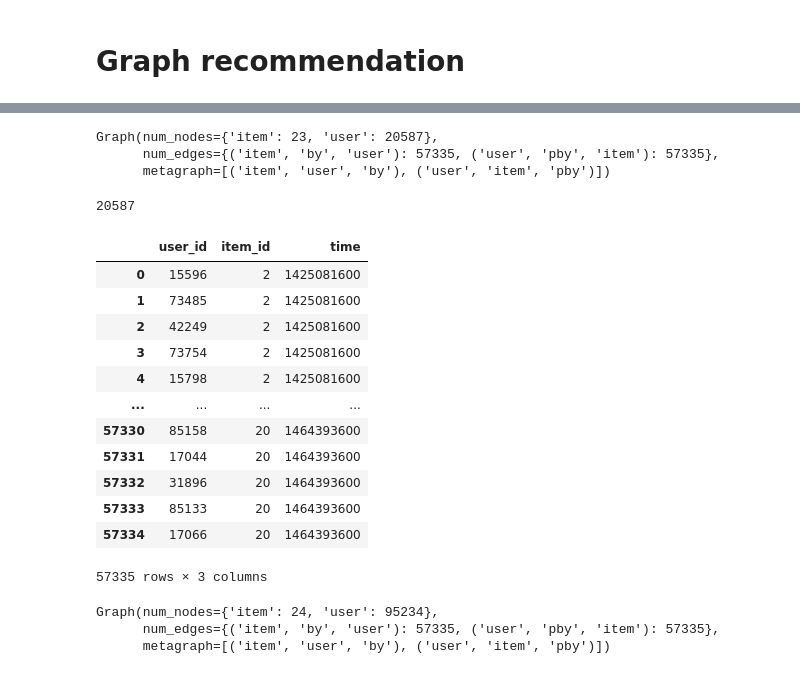
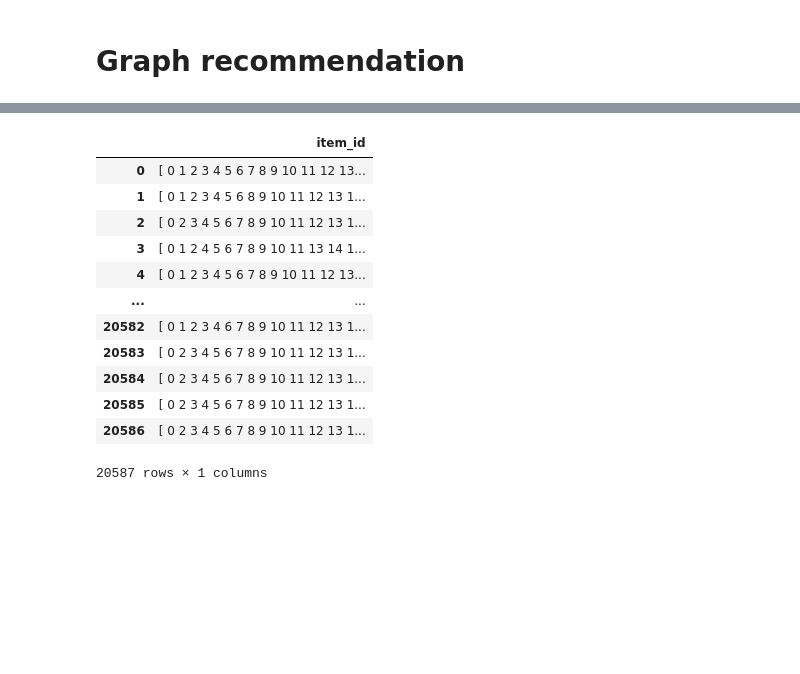
Before and after one commit to getindata/quickstart-ml-blueprints, a Jupyter notebook: notebooks/graph_recommendation.ipynb, the cells around one changed output, grey strips where cells are left out. Cells and saved outputs as stored; diff of their text form; code cells hidden in the pictures; blank space fills up the shorter version.

Commit message:
refactored and integrated dgsr modelling

```diff
--- a/notebooks/graph_recommendation.ipynb
+++ b/notebooks/graph_recommendation.ipynb
@@ -71,6 +86,8 @@ transactions_graph_path = f"{dataset}.transactions_graph"
 transactions_mapped_path = f"{dataset}_transactions_mapped"
 users_mapping_path = f"{dataset}_users_mapping"
 items_mapping_path = f"{dataset}_items_mapping"
+neg_transactions_path = f"{dataset}_dgsr_negative_transactions_samples"
 # %%
 transactions_mapped = _concat_chunks(context.catalog.load(transactions_mapped_path))
+neg_transactions = _concat_chunks(context.catalog.load(neg_transactions_path))
 # %% [output]
@@ -154,32 +108,0 @@ graph.edges['pby'].data['time'] = torch.LongTensor(time)
-# %%
-graph
-# %% [output]
-Graph(num_nodes={'item': 23, 'user': 20587},
-      num_edges={('item', 'by', 'user'): 57335, ('user', 'pby', 'item'): 57335},
-      metagraph=[('item', 'user', 'by'), ('user', 'item', 'pby')])
-# %%
-len(np.unique(torch.tensor(user)))
-# %% [output]
-20587
-# %%
-transactions_mapped
-# %% [output]
-|  | user_id | item_id | time |
-| 0 | 15596 | 2 | 1425081600 |
-| 1 | 73485 | 2 | 1425081600 |
-| 2 | 42249 | 2 | 1425081600 |
-| 3 | 73754 | 2 | 1425081600 |
-| 4 | 15798 | 2 | 1425081600 |
-| ... | ... | ... | ... |
-| 57330 | 85158 | 20 | 1464393600 |
-| 57331 | 17044 | 20 | 1464393600 |
-| 57332 | 31896 | 20 | 1464393600 |
-| 57333 | 85133 | 20 | 1464393600 |
-| 57334 | 17066 | 20 | 1464393600 |
-57335 rows × 3 columns
-# %%
-graph
-# %% [output]
-Graph(num_nodes={'item': 24, 'user': 95234},
-      num_edges={('item', 'by', 'user'): 57335, ('user', 'pby', 'item'): 57335},
-      metagraph=[('item', 'user', 'by'), ('user', 'item', 'pby')])
@@ -188,0 +109,16 @@ graph.nodes['item'].data['item_id'] = torch.LongTensor(np.unique(item))
+# %%
+neg_transactions
+# %% [output]
+|  | item_id |
+| 0 | [ 0 1 2 3 4 5 6 7 8 9 10 11 12 13... |
+| 1 | [ 0 1 2 3 4 5 6 8 9 10 11 12 13 1... |
+| 2 | [ 0 2 3 4 5 6 7 8 9 10 11 12 13 1... |
+| 3 | [ 0 1 2 4 5 6 7 8 9 10 11 13 14 1... |
+| 4 | [ 0 1 2 3 4 5 6 7 8 9 10 11 12 13... |
+| ... | ... |
+| 20582 | [ 0 1 2 3 4 6 7 8 9 10 11 12 13 1... |
+| 20583 | [ 0 2 3 4 5 6 7 8 9 10 11 12 13 1... |
+| 20584 | [ 0 2 3 4 5 6 7 8 9 10 11 12 13 1... |
+| 20585 | [ 0 2 3 4 5 6 7 8 9 10 11 12 13 1... |
+| 20586 | [ 0 2 3 4 5 6 7 8 9 10 11 12 13 1... |
+20587 rows × 1 columns
```
Also changed, not shown: parts of 11 cells of this notebook, 8 other files.
